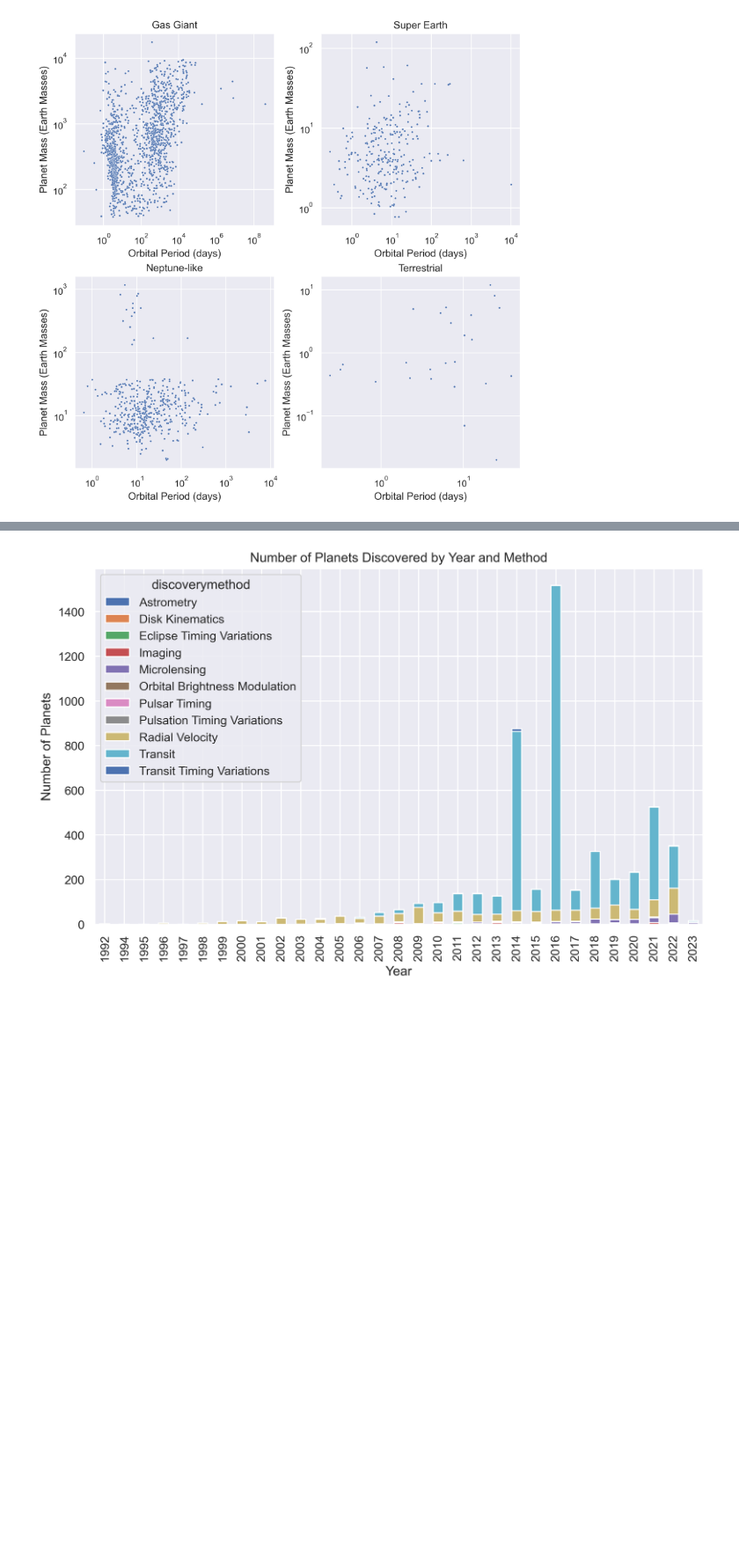
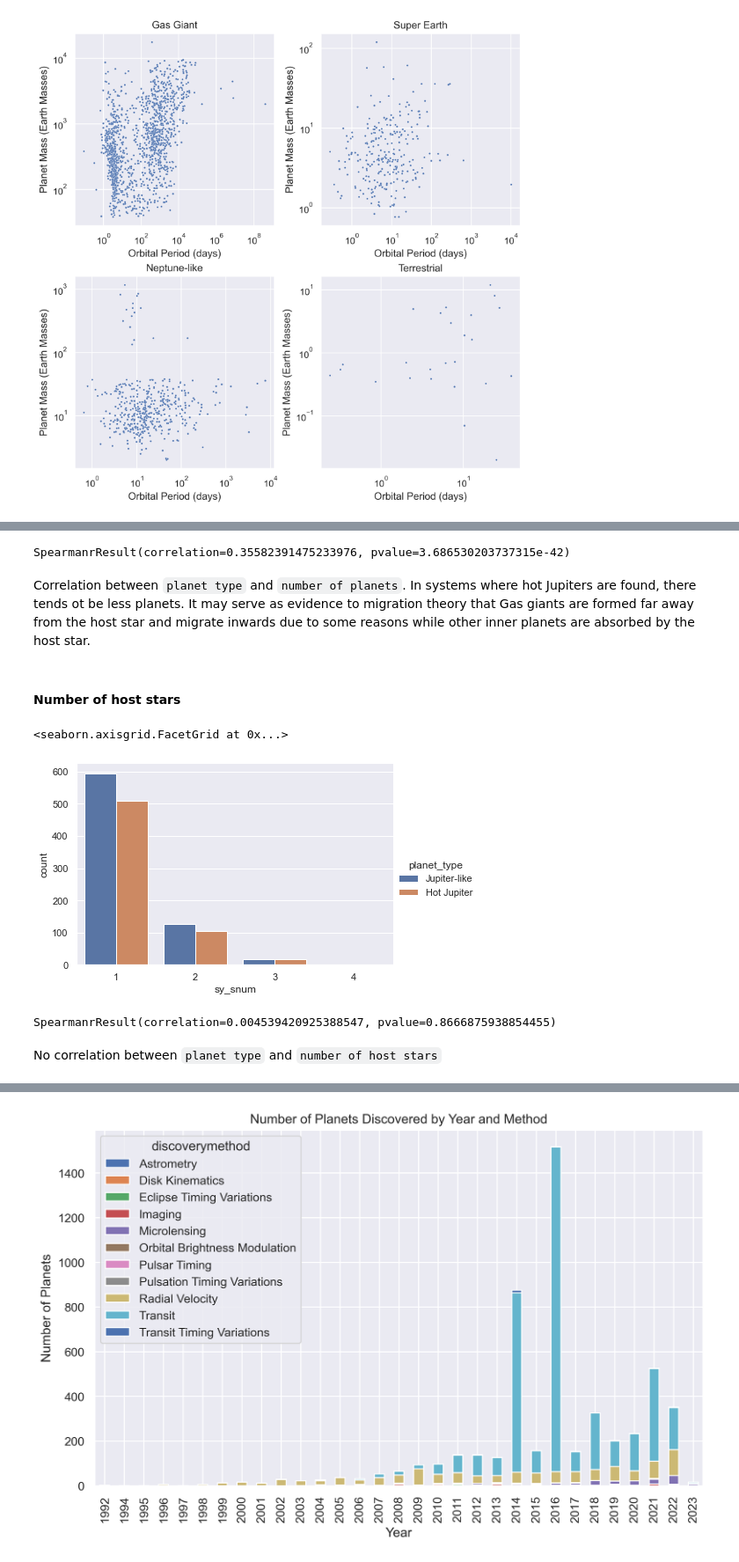
Before and after one commit to Wang-Zhongwei/Exoplanets, a Jupyter notebook: eda.ipynb, the cells around one changed output, grey strips where cells are left out. Shown at 88% size. Cells and saved outputs as stored; diff of their text form; code cells hidden in the pictures; blank space fills up the shorter version.

```diff
--- a/eda.ipynb
+++ b/eda.ipynb
@@ -212,0 +266,19 @@ The above findings are contradictory to our solar system. This could be result o
+# %%
+stats.spearmanr(df_gas['planet_type'], df_gas['sy_pnum'])
+# %% [output]
+SpearmanrResult(correlation=0.35582391475233976, pvalue=3.686530203737315e-42)
+# %% [markdown]
+Correlation between `planet type` and `number of planets`. In systems where hot Jupiters are found, there tends ot be less planets. It may serve as evidence to migration theory that Gas giants are formed far away from the host star and migrate inwards due to some reasons while other inner planets are absorbed by the host star.
+# %% [markdown]
+#### Number of host stars
+# %%
+sns.catplot(data=df_gas, x='sy_snum', hue='planet_type', kind='count', height=4, aspect=1.5)
+# %% [output]
+<seaborn.axisgrid.FacetGrid at 0x...>
+[figure, added]
+# %%
+stats.spearmanr(df_gas['planet_type'], df_gas['sy_snum'])
+# %% [output]
+SpearmanrResult(correlation=0.004539420925388547, pvalue=0.8666875938854455)
+# %% [markdown]
+No correlation between `planet type` and `number of host stars`
```
Also changed, not shown: parts of 33 cells of this notebook, 2 other files.
